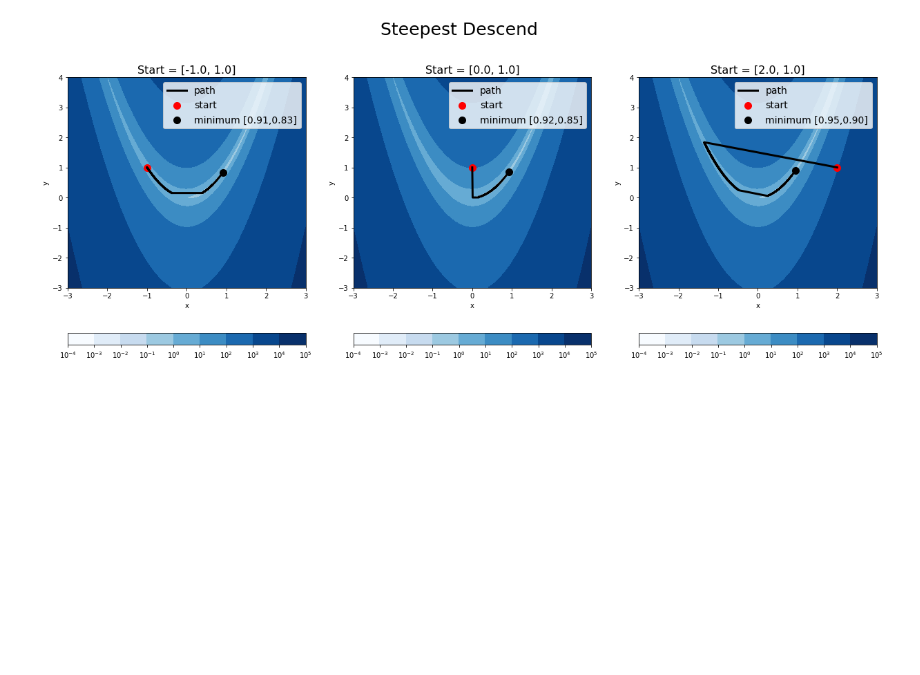
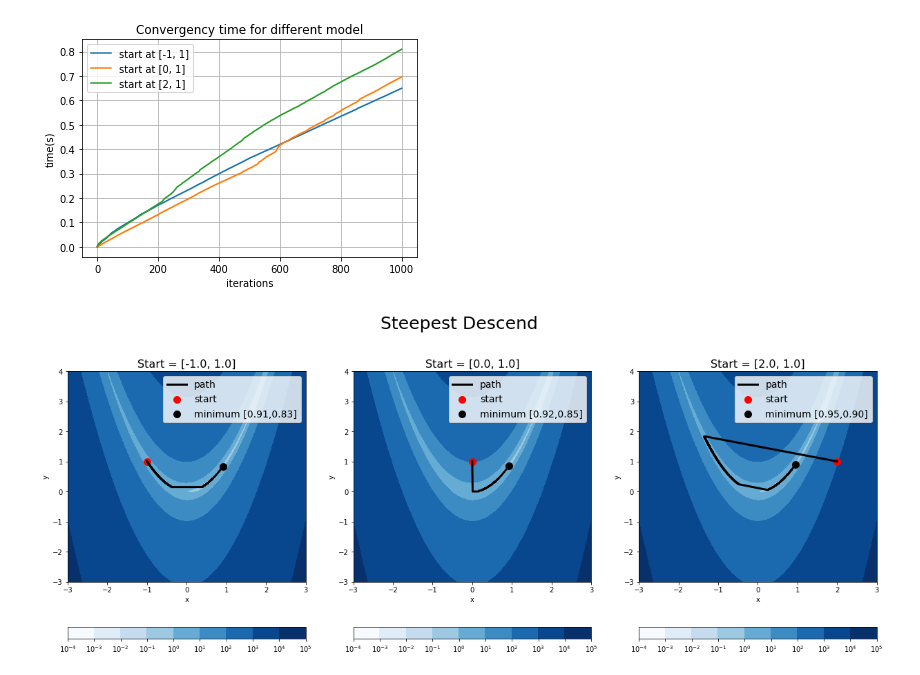
Before and after one commit to AutoDiffAll/cs207_FinalProject, a Jupyter notebook: Implementation/test_for_evaluate.ipynb, the cells around one changed output. Saved outputs shown, nothing was run; the diff lists cells and outputs as text; code cells hidden in the pictures; blank space fills up the shorter version.

```diff
--- a/Implementation/test_for_evaluate.ipynb
+++ b/Implementation/test_for_evaluate.ipynb
@@ -102,3 +137,17 @@ y_grid = np.linspace(-3, 4, 200)
+# %%
+def plot_convergency(time_lists,label_lists):
+    n=len(time_lists)
+    for i in range(n):
+        plt.plot(time_lists[i],label=label_lists[i])
+    plt.title('Convergency time for different model')
+    plt.xlabel('iterations')
+    plt.ylabel('time(s)')
+    plt.legend()
+    plt.grid()
+# %%
+plot_convergency([val.time_rec for val in val_lists],['start at '+str(v0) for v0 in v0_list])
+# %% [output]
+[figure, added]
 # %%
 plot_path(f1,val_lists,"Steepest Descend",x_grid=x_grid,y_grid=y_grid)
 # %% [output]
```
Also changed, not shown: parts of 6 cells of this notebook, 2 other files.
